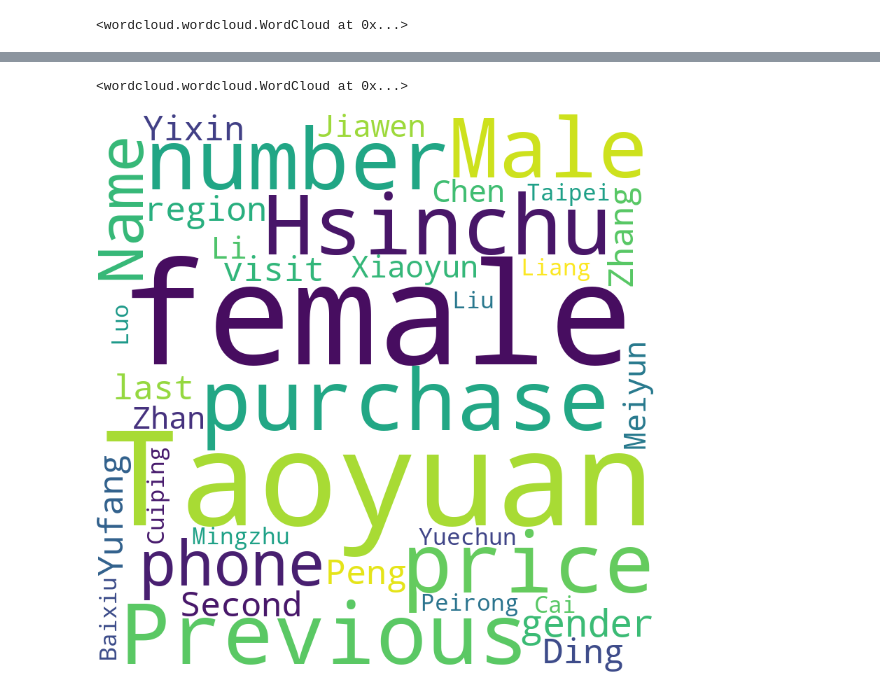
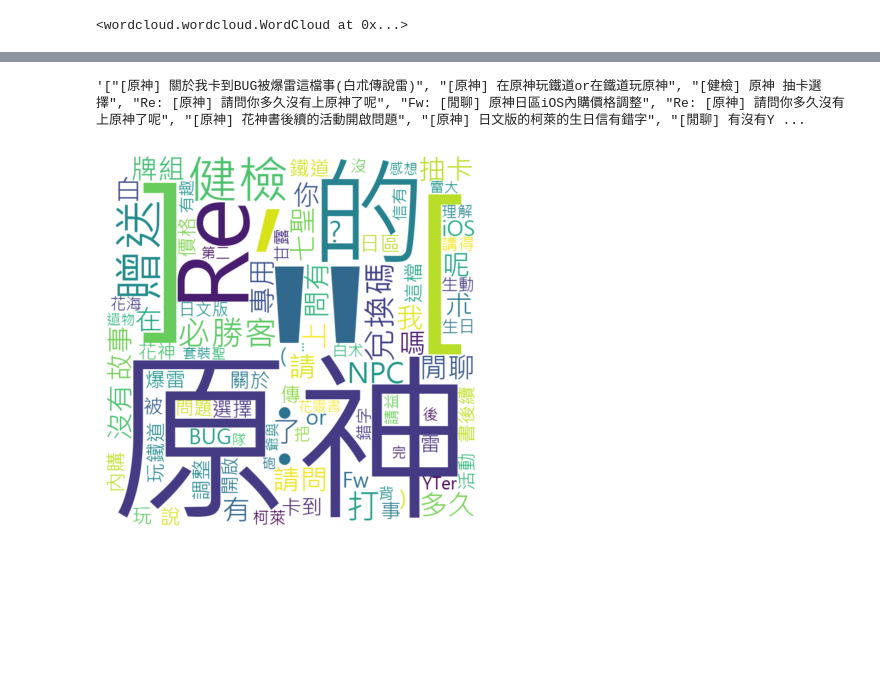
Before and after one commit to Huwalli/pl, a Jupyter notebook: 0504文字雲作業四.ipynb, the cells around one changed output, grey strips where cells are left out. Cells and saved outputs as stored; diff of their text form; code cells hidden in the pictures; blank space fills up the shorter version.

```diff
--- a/0504文字雲作業四.ipynb
+++ b/0504文字雲作業四.ipynb
@@ -16,16 +56,50 @@ Image(filename='wordcloud.png')
+# %%
+import json
+
+output = []  # 用來存放每篇文章的標題
+for title in ment:
+    output.append(title.a.string)
+
+# 將結果轉成JSON格式
+json_output = json.dumps(output, ensure_ascii=False)
+
+# 寫入檔案
+with open('output.json', 'w', encoding='utf-8') as f:
+    f.write(json_output)
+
+json_output
+# %% [output]
+'["[原神] 關於我卡到BUG被爆雷這檔事(白朮傳說雷)", "[原神] 在原神玩鐵道or在鐵道玩原神", "[健檢] 原神 抽卡選擇", "Re: [原神] 請問你多久沒有上原神了呢", "Fw: [閒聊] 原神日區iOS內購價格調整", "Re: [原神] 請問你多久沒有上原神了呢", "[原神] 花神書後續的活動開啟問題", "[原神] 日文版的柯萊的生日信有錯字", "[閒聊] 有沒有Y ...
 # %%
-# 這邊要實戰
+from wordcloud import WordCloud
+import jieba
 
-with open('divina .txt', 'r', encoding='utf-8') as f:
+# 讀取檔案內容
+with open('output.json', 'r', encoding='utf-8') as f:
     text = f.read()
 
-wordcloud = WordCloud(width=800, height=800, background_color='white').generate(text)
+# 中文分詞
+seg_list = jieba.cut(text, cut_all=False)
+seg_list = list(seg_list)
+
+# 計算詞頻
+word_freq = {}
+for word in seg_list:
+    if word in word_freq:
+        word_freq[word] += 1
+    else:
+        word_freq[word] = 1
+
+
+# 產生文字雲
+font_path = 'C:/Windows/Fonts/msjh.ttc'
+# 設定字型路徑
+wordcloud = WordCloud(width=800, height=800, font_path=font_path, background_color='white').generate_from_frequencies(word_freq)
+
+# 顯示文字雲
+import matplotlib.pyplot as plt
+plt.imshow(wordcloud, interpolation='bilinear')
+plt.axis('off')
+plt.show()
+# %% [output]
+[figure, added]
-# %%
-wordcloud.to_file('divina_wordcloud.png')
-# %% [output]
-<wordcloud.wordcloud.WordCloud at 0x...>
-# %%
-from IPython.display import Image
-Image(filename='divina_wordcloud.png')
-# %% [output]
-[figure, removed]
```
Also changed, not shown: parts of 3 cells of this notebook, 5 other files.
